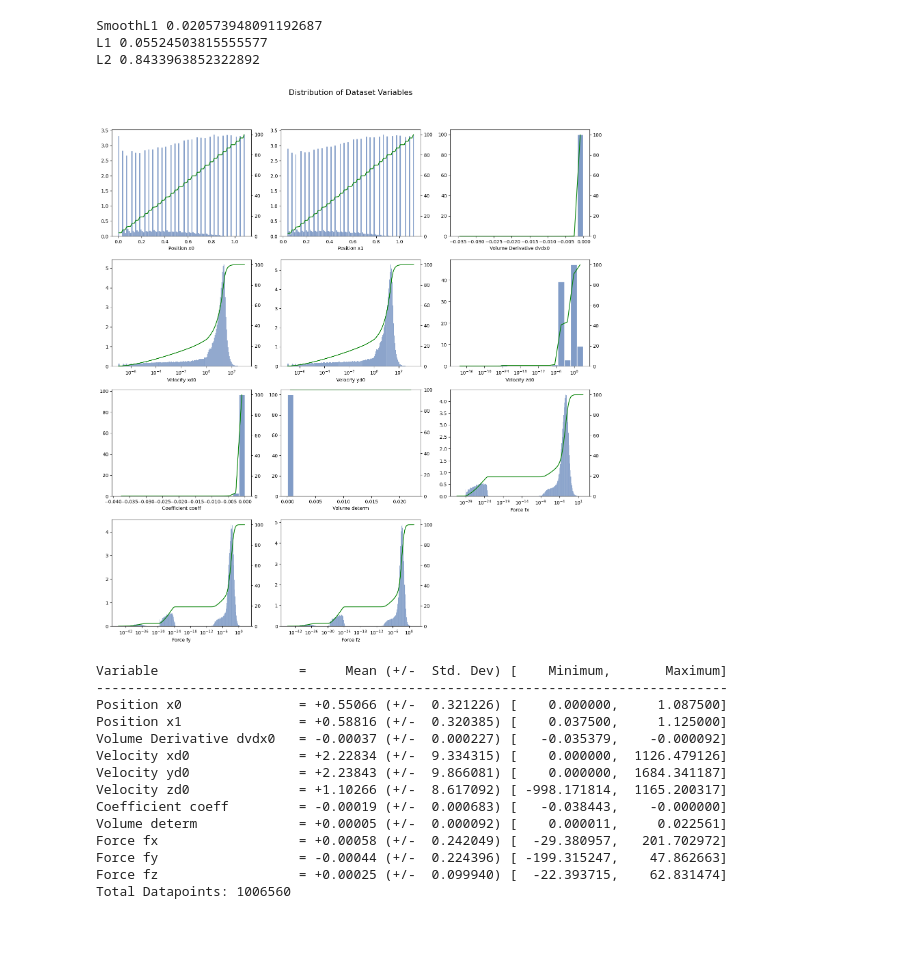
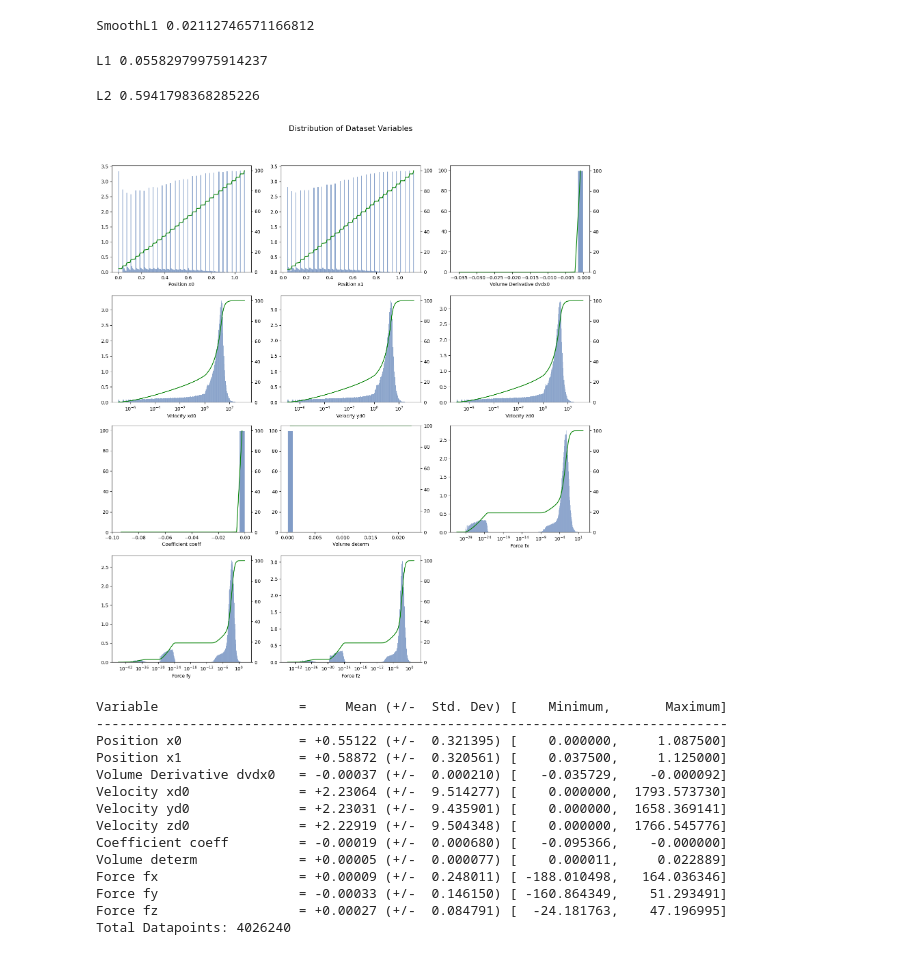
Before and after one commit to bpanthi977/model_search, a Jupyter notebook: scripts/01 visualize.ipynb, the cells around one changed output. Cells and saved outputs as stored; diff of their text form; code cells hidden in the pictures.

```diff
--- a/scripts/01 visualize.ipynb
+++ b/scripts/01 visualize.ipynb
@@ -18,11 +18,11 @@ import numpy as np
 from dataset import load_dataset
 from config import DatasetConfig
 # %%
-dataset = load_dataset(DatasetConfig(db_file="../dataset/HGF-20p.h5", label="HGF_validate"))
+dataset = load_dataset(DatasetConfig(db_file="../dataset/HGF-20p.h5", label="HGF"))
 # %%
 # Representative Data
-datasetX = dataset.trainX
-datasetY = dataset.trainY
+datasetX = dataset.trainX.numpy()
+datasetY = dataset.trainY.numpy()
 # Position
 x0 = datasetX[:,0]
 x1 = datasetX[:,1]
@@ -45,28 +45,28 @@ fz = datasetY[:,23]
 import torch.nn as nn
 import torch
 l = datasetY.shape[0]
-print("SmoothL1", nn.functional.smooth_l1_loss(datasetY, torch.tensor(0), reduction='sum').item() / l)
-print("L1", nn.functional.l1_loss(datasetY, torch.tensor(0), reduction='sum').item() / l)
-print("L2", nn.functional.mse_loss(datasetY, torch.tensor(0), reduction='sum').item() / l)
+print("SmoothL1", nn.functional.smooth_l1_loss(torch.tensor(datasetY), torch.tensor(0), reduction='sum').item() / l)
+print("L1", nn.functional.l1_loss(torch.tensor(datasetY), torch.tensor(0), reduction='sum').item() / l)
+print("L2", nn.functional.mse_loss(torch.tensor(datasetY), torch.tensor(0), reduction='sum').item() / l)
 # %% [output]
-SmoothL1 0.020573948091192687
-L1 0.05524503815555577
-L2 0.8433963852322892
+SmoothL1 0.02112746571166812
+L1 0.05582979975914237
+L2 0.5941798368285226
+# %%
+data = [
+    {"name": "Position x0", "value":x0},
+    {"name": "Position x1", "value":x1},
+    {"name": "Volume Derivative dvdx0", "value":dvdx0,  "log":False},
+    {"name": "Velocity xd0", "value":xd0, "log":True},
+    {"name": "Velocity yd0", "value":yd0, "log":True},
+    {"name": "Velocity zd0", "value":zd0, "log":True},
+    {"name": "Coefficient coeff", "value":coeff},
+    {"name": "Volume determ", "value":determ},
+    {"name": "Force fx", "value":fx, "log":True},
+    {"name": "Force fy", "value":fy, "log":True},
+    {"name":  "Force fz", "value":fz, "log":True}
+]
 # %%
-data = [
-    {"name": "Position x0", "value":x0},
-    {"name": "Position x1", "value":x1},
-    {"name": "Volume Derivative dvdx0", "value":dvdx0,  "log":False},
-    {"name": "Velocity xd0", "value":xd0, "log":True},
-    {"name": "Velocity yd0", "value":yd0, "log":True},
-    {"name": "Velocity zd0", "value":zd0,  "bins":20, "log":True},
-    {"name": "Coefficient coeff", "value":coeff},
-    {"name": "Volume determ", "value":determ},
-    {"name": "Force fx", "value":fx, "log":True},
-    {"name": "Force fy", "value":fy, "log":True},
-    {"name":  "Force fz", "value":fz, "log":True}
-]
-
 num_variables = len(data)
 num_cols = 3
 num_rows = math.ceil(num_variables / num_cols)
@@ -85,34 +85,34 @@ def plot(i, var_name, values, bins="auto", log=False):
     )
 
     ax2 = ax.twinx()
     plot_instance2 = (
         so.Plot(x=np.abs(values) if log else values)
         .on(ax2) # Attach this plot to ax1
         .add(so.Line(color='green'), so.Hist(bins=bins, stat='percent', cumulative=True))
         .limit(y=(0, None))
     )
 
     if log:
         plot_instance1 = plot_instance1.scale(x='log')
         plot_instance2 = plot_instance2.scale(x='log')
 
     plot_instance1.plot()
     plot_instance2.plot()
 
     ax2.yaxis.tick_right()
     ax.set_xlabel(var_name)
 
 for (i, d) in enumerate(data):
     plot(i, d["name"], d["value"], log=d.get("log"), bins=d.get("bins") or "auto")
 for j in range(num_variables, len(axes_flat)):
     fig.delaxes(axes_flat[j])
 
 fig.tight_layout()
 fig.suptitle("Distribution of Dataset Variables", fontsize=16, y=1.02)
 plt.tight_layout(rect=[0, 0, 1, 0.98]) # Adjust layout to make space for suptitle
 plt.savefig("distribution.svg")
 # %% [output]
-[figure, old version]
+[figure, new version]
 # %%
 print(f"Variable                  =     Mean (+/-  Std. Dev) [    Minimum,       Maximum]")
 print("-" * 81)
@@ -124,15 +124,15 @@ print(f"Total Datapoints: {data[0]['value'].size}")
 # %% [output]
 Variable                  =     Mean (+/-  Std. Dev) [    Minimum,       Maximum]
 ---------------------------------------------------------------------------------
-Position x0               = +0.55066 (+/-  0.321226) [    0.000000,     1.087500]
-Position x1               = +0.58816 (+/-  0.320385) [    0.037500,     1.125000]
-Volume Derivative dvdx0   = -0.00037 (+/-  0.000227) [   -0.035379,    -0.000092]
-Velocity xd0              = +2.22834 (+/-  9.334315) [    0.000000,  1126.479126]
-Velocity yd0              = +2.23843 (+/-  9.866081) [    0.000000,  1684.341187]
-Velocity zd0              = +1.10266 (+/-  8.617092) [ -998.171814,  1165.200317]
-Coefficient coeff         = -0.00019 (+/-  0.000683) [   -0.038443,    -0.000000]
-Volume determ             = +0.00005 (+/-  0.000092) [    0.000011,     0.022561]
-Force fx                  = +0.00058 (+/-  0.242049) [  -29.380957,   201.702972]
-Force fy                  = -0.00044 (+/-  0.224396) [ -199.315247,    47.862663]
-Force fz                  = +0.00025 (+/-  0.099940) [  -22.393715,    62.831474]
-Total Datapoints: 1006560
+Position x0               = +0.55122 (+/-  0.321395) [    0.000000,     1.087500]
+Position x1               = +0.58872 (+/-  0.320561) [    0.037500,     1.125000]
+Volume Derivative dvdx0   = -0.00037 (+/-  0.000210) [   -0.035729,    -0.000092]
+Velocity xd0              = +2.23064 (+/-  9.514277) [    0.000000,  1793.573730]
+Velocity yd0              = +2.23031 (+/-  9.435901) [    0.000000,  1658.369141]
+Velocity zd0              = +2.22919 (+/-  9.504348) [    0.000000,  1766.545776]
+Coefficient coeff         = -0.00019 (+/-  0.000680) [   -0.095366,    -0.000000]
+Volume determ             = +0.00005 (+/-  0.000077) [    0.000011,     0.022889]
+Force fx                  = +0.00009 (+/-  0.248011) [ -188.010498,   164.036346]
+Force fy                  = -0.00033 (+/-  0.146150) [ -160.864349,    51.293491]
+Force fz                  = +0.00027 (+/-  0.084791) [  -24.181763,    47.196995]
+Total Datapoints: 4026240
```
Also changed, not shown: 1 other file.
